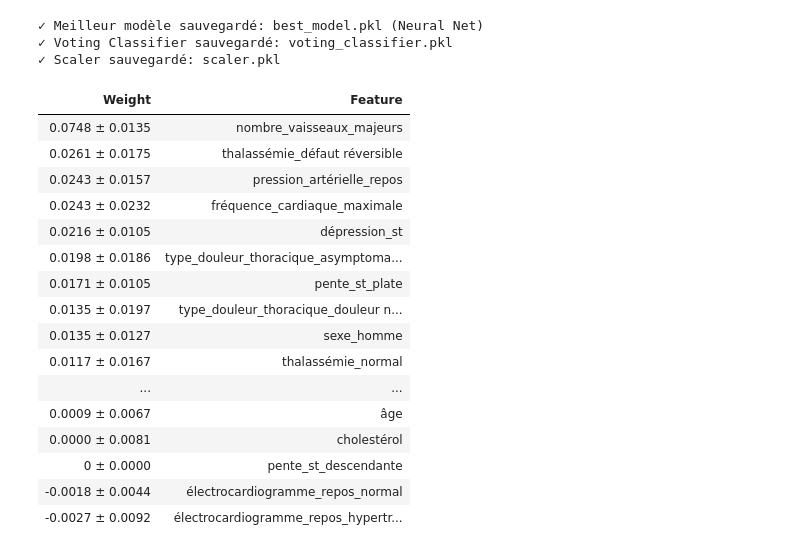
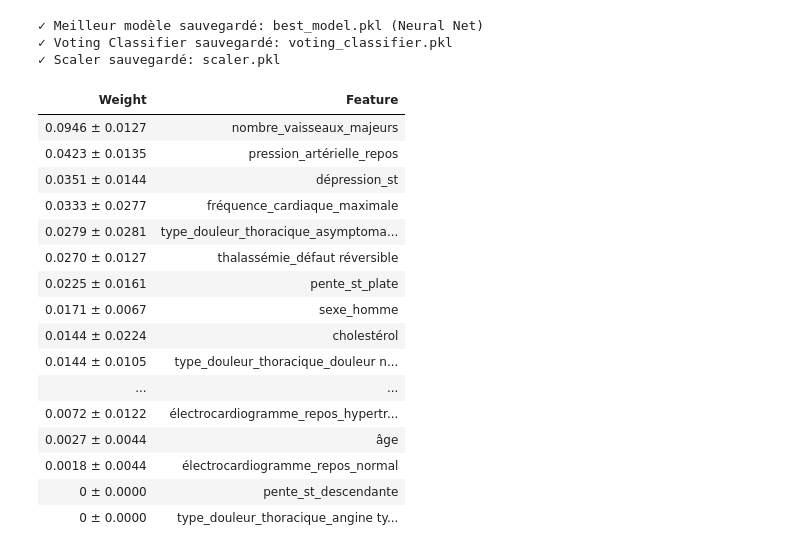
Before and after one commit to ManoDek02/Projet_ML_2026, a Jupyter notebook: Projet_ML_classification.ipynb, the cells around one changed output. Cells and saved outputs as stored; diff of their text form; code cells hidden in the pictures.

```diff
--- a/Projet_ML_classification.ipynb
+++ b/Projet_ML_classification.ipynb
@@ -3289,24 +3289,24 @@ print("✓ Scaler sauvegardé: scaler.pkl")
 # %%
 import eli5
 from eli5.sklearn import PermutationImportance
 
-perm_imp = PermutationImportance(voting_clf, random_state=seed).fit(X_train, y_train)
+perm_imp = PermutationImportance(best_model, random_state=seed).fit(X_train, y_train)
 eli5.show_weights(perm_imp, feature_names = X_val.columns.tolist())
 # %% [output]
 | Weight | Feature |
-| 0.0748 ± 0.0135 | nombre_vaisseaux_majeurs |
-| 0.0261 ± 0.0175 | thalassémie_défaut réversible |
-| 0.0243 ± 0.0157 | pression_artérielle_repos |
-| 0.0243 ± 0.0232 | fréquence_cardiaque_maximale |
-| 0.0216 ± 0.0105 | dépression_st |
-| 0.0198 ± 0.0186 | type_douleur_thoracique_asymptoma... |
-| 0.0171 ± 0.0105 | pente_st_plate |
-| 0.0135 ± 0.0197 | type_douleur_thoracique_douleur n... |
-| 0.0135 ± 0.0127 | sexe_homme |
-| 0.0117 ± 0.0167 | thalassémie_normal |
+| 0.0946 ± 0.0127 | nombre_vaisseaux_majeurs |
+| 0.0423 ± 0.0135 | pression_artérielle_repos |
+| 0.0351 ± 0.0144 | dépression_st |
+| 0.0333 ± 0.0277 | fréquence_cardiaque_maximale |
+| 0.0279 ± 0.0281 | type_douleur_thoracique_asymptoma... |
+| 0.0270 ± 0.0127 | thalassémie_défaut réversible |
+| 0.0225 ± 0.0161 | pente_st_plate |
+| 0.0171 ± 0.0067 | sexe_homme |
+| 0.0144 ± 0.0224 | cholestérol |
+| 0.0144 ± 0.0105 | type_douleur_thoracique_douleur n... |
 | ... | ... |
-| 0.0009 ± 0.0067 | âge |
-| 0.0000 ± 0.0081 | cholestérol |
+| 0.0072 ± 0.0122 | électrocardiogramme_repos_hypertr... |
+| 0.0027 ± 0.0044 | âge |
+| 0.0018 ± 0.0044 | électrocardiogramme_repos_normal |
 | 0 ± 0.0000 | pente_st_descendante |
-| -0.0018 ± 0.0044 | électrocardiogramme_repos_normal |
-| -0.0027 ± 0.0092 | électrocardiogramme_repos_hypertr... |
+| 0 ± 0.0000 | type_douleur_thoracique_angine ty... |
```
